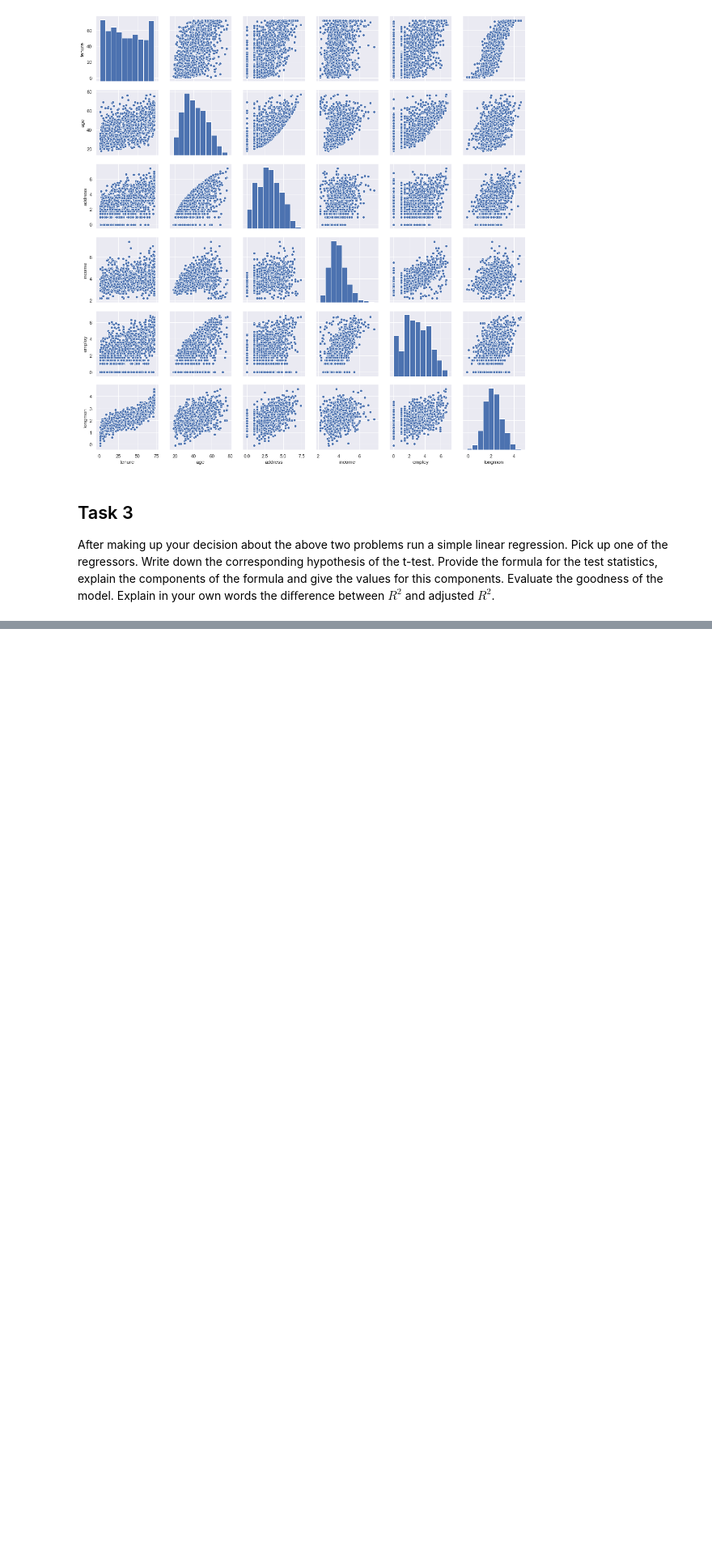
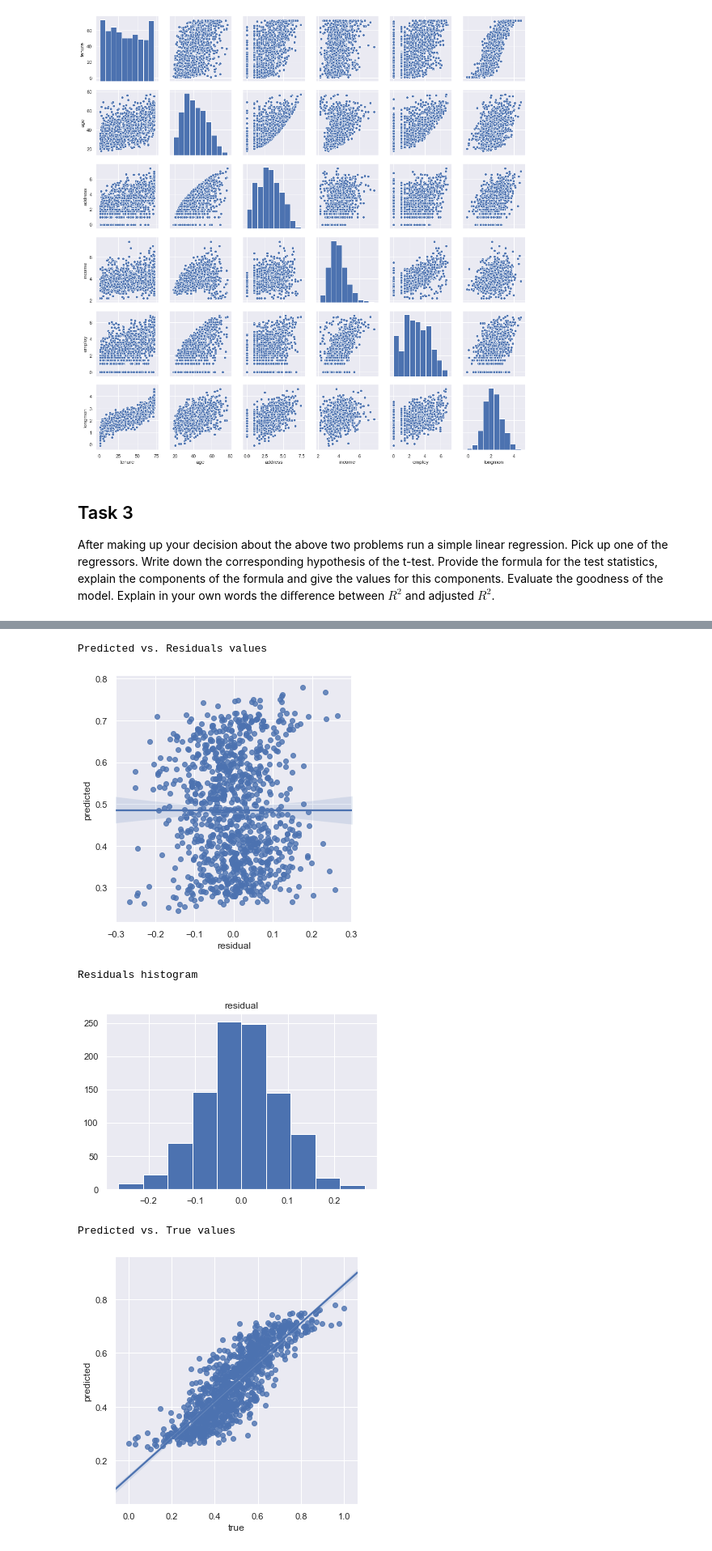
Before and after one commit to kai-wren/Statistic, a Jupyter notebook: Assignment 2.ipynb, the cells around one changed output, grey strips where cells are left out. Shown at 81% size. Cells and saved outputs as stored; diff of their text form; code cells hidden in the pictures; blank space fills up the shorter version.

```diff
--- a/Assignment 2.ipynb
+++ b/Assignment 2.ipynb
@@ -238,0 +297,32 @@ Formula to calculate test statistic is $t= \frac{\hat  \beta}{\sqrt{Var(\hat \be
+# %%
+X = telco_dummy_trans_binwiremon_norm_df.drop('longmon', axis=1).copy()
+X = sm.add_constant(X) #preparing data for manual calculation
+
+Y_pred_man = np.dot(X, result.params) #calculating predicted values manually
+Y_res_man = telco_dummy_trans_binwiremon_norm_df['longmon'] - Y_pred_man #calculating residuals manually
+
+frame = { 'predicted': Y_pred_man, 'residual': Y_res_man }
+
+df = pd.DataFrame(frame) #creating dataset for visualisation
+
+print("Predicted vs. Residuals values")
+sb.lmplot(x='residual', y='predicted', data=df) #plotting predicted vs. residuals values
+plt.show()
+
+print("Residuals histogram")
+df.hist('residual')
+plt.show()
+
+frame = { 'predicted': Y_pred_man, 'true': telco_dummy_trans_binwiremon_norm_df['longmon'] }
+
+df = pd.DataFrame(frame) #creating dataset for visualisation
+print("Predicted vs. True values")
+sb.lmplot(x='true', y='predicted', data=df) #plotting predicted vs. true values
+plt.show()
+# %% [output]
+Predicted vs. Residuals values
+[figure, added]
+Residuals histogram
+[figure, added]
+Predicted vs. True values
+[figure, added]
```
Also changed, not shown: parts of 9 cells of this notebook.
